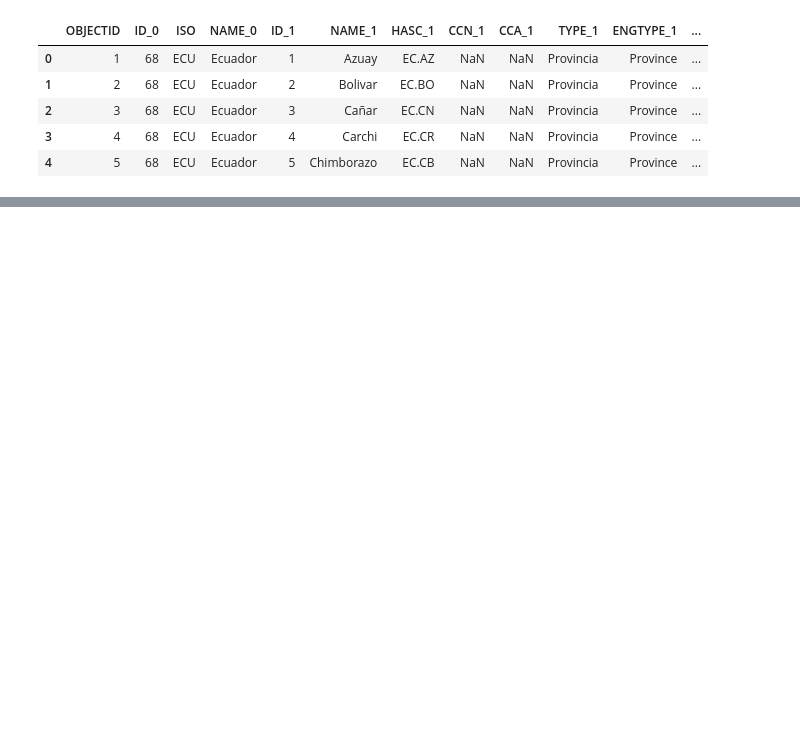
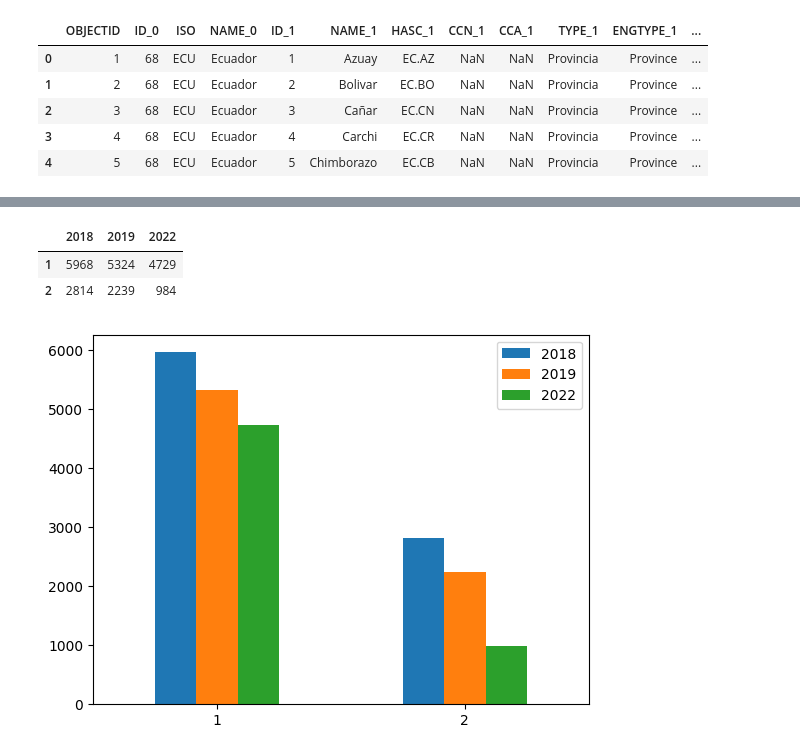
Before and after one commit to pedroaal/ambiental, a Jupyter notebook: main.ipynb, the cells around one changed output, grey strips where cells are left out. Drawn from its saved outputs; the diff is of its cells as text; code cells hidden in the pictures; blank space fills up the shorter version.

```diff
--- a/main.ipynb
+++ b/main.ipynb
@@ -49,0 +143,24 @@ ambiental_2022.head()
+# %%
+res = {
+  2018: [],
+  2019: [],
+  2022: []
+}
+
+for year in years:
+  db = dbs[year]
+  tmp = []
+  for area in areas:
+    val = len(db.loc[((db['s101p121'] == '1') | (db['s101p122'] == '1') | (db['s101p123'] == '1') | (db['s101p124'] == '1') | (db['s101p125'] == '1') | (db['s101p126'] == '1')) & (db['area'] == area)])
+    tmp.append(val)
+
+  res[year] = tmp
+
+res = pd.DataFrame(res, index=areas)
+ax = res.plot.bar(rot=0)
+res
+# %% [output]
+|  | 2018 | 2019 | 2022 |
+| 1 | 5968 | 5324 | 4729 |
+| 2 | 2814 | 2239 | 984 |
+[figure, added]
```
Also changed, not shown: parts of 15 cells of this notebook, 1 other file.
